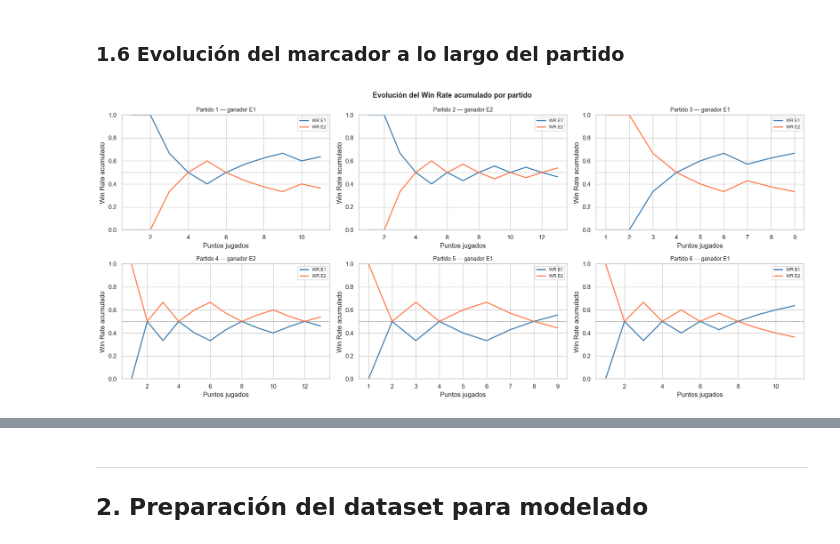
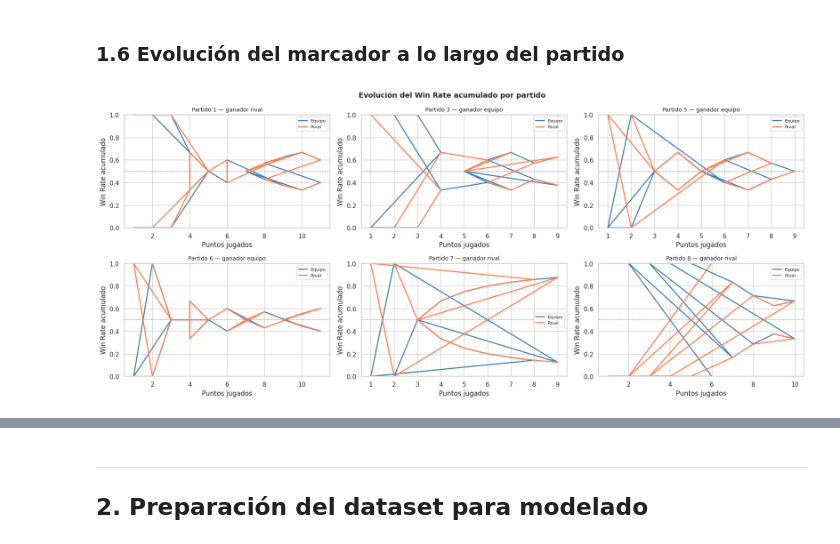
Before and after one commit to Brayan-137/ad-proyecto-final, a Jupyter notebook: parte_2_eda_modelos_base.ipynb, the cells around one changed output, grey strips where cells are left out. Drawn from its saved outputs; the diff is of its cells as text; code cells hidden in the pictures.

```diff
--- a/parte_2_eda_modelos_base.ipynb
+++ b/parte_2_eda_modelos_base.ipynb
@@ -42,15 +51,15 @@ RANDOM_STATE = 42
 # %%
 # Cargar pkl o csv generado en la Parte 1
 try:
-    data = pd.read_pickle("data_con_jugadores.pkl")
+    data = pd.read_pickle("dataframes/data_con_jugadores.pkl")
     print("Cargado desde pickle")
 except FileNotFoundError:
-    data = pd.read_csv("data_con_jugadores.csv")
+    data = pd.read_csv("datafranes/data_con_jugadores.csv")
     print("Cargado desde CSV")
 
 print(f"Shape: {data.shape}")
 print(f"\nVariable objetivo — distribución:")
-print(data["gano_punto"].value_counts())
+print(data["ganador_partido"].value_counts())
 data.head()
 # %% [output]
 Cargado desde pickle
@@ -114,7 +124,7 @@ Sin valores nulos — dataset limpio.
 fig, axes = plt.subplots(1, 2, figsize=(12, 4))
 
 # Ganadores por partido
-ganador_partido = data.groupby("partido")["gano_punto"].first().value_counts().sort_index()
+ganador_partido = data["ganador_partido"].value_counts().sort_index()
 axes[0].bar(["Equipo 1", "Equipo 2"], ganador_partido.values, color=["steelblue", "coral"])
 axes[0].set_title("Ganadores por partido", fontsize=13)
 axes[0].set_ylabel("N° partidos")
@@ -222,9 +262,13 @@ plt.show()
 # %%
 # Boxplots comparativos — variables de tracking clave
 vars_box = [v for v in [
-    "duracion_punto", "hits_e1", "hits_e2",
-    "velocidad_prom_e1", "velocidad_prom_e2",
-    "dist_red_prom_e1", "dist_red_prom_e2"
+    "duracion_punto",
+    "hits_equipo",
+    "hits_rival",
+    "velocidad_prom_equipo",
+    "velocidad_prom_rival",
+    "dist_red_prom_equipo",
+    "dist_red_prom_rival"
 ] if v in data.columns]
 
 fig, axes = plt.subplots(1, len(vars_box), figsize=(22, 5))
@@ -232,7 +276,7 @@ if len(vars_box) == 1:
     axes = [axes]
 
 for i, var in enumerate(vars_box):
-    data.boxplot(column=var, by="gano_punto", ax=axes[i],
+    data.boxplot(column=var, by="ganador_partido", ax=axes[i],
                  boxprops=dict(color="steelblue"),
                  medianprops=dict(color="red", linewidth=2))
     axes[i].set_title(var, fontsize=9)
@@ -300,29 +383,65 @@ hits_e2                   0.092298
 ### 1.6 Evolución del marcador a lo largo del partido
 # %%
 # Win Rate acumulado por partido (muestra los primeros 6 partidos)
+
 partidos_muestra = sorted(data["partido"].unique())[:6]
 
 fig, axes = plt.subplots(2, 3, figsize=(18, 8))
 axes = axes.flatten()
 
 for i, pid in enumerate(partidos_muestra):
-    sub = data[data["partido"] == pid].sort_values("PUNTOS_JUGADOS")
-    ganador = sub["EQUIPO_GANADOR"].iloc[0]
-    axes[i].plot(sub["PUNTOS_JUGADOS"], sub["WINRATE_ACUM_E1"],
-                 label="WR E1", color="steelblue", linewidth=2)
-    axes[i].plot(sub["PUNTOS_JUGADOS"], sub["WINRATE_ACUM_E2"],
-                 label="WR E2", color="coral", linewidth=2)
-    axes[i].axhline(0.5, color="gray", linestyle="--", linewidth=0.8)
-    axes[i].set_title(f"Partido {pid} — ganador E{ganador}", fontsize=10)
+
+    sub = (
+        data[data["partido"] == pid]
+        .sort_values("marcador_equipo")
+    )
+
+    ganador = sub["ganador_partido"].iloc[0]
+
+    axes[i].plot(
+        sub["marcador_equipo"] + sub["marcador_rival"],
+        sub["win_rate_acum_equipo"],
+        label="Equipo",
+        color="steelblue",
+        linewidth=2
+    )
+
+    # Win rate del rival derivado
+    axes[i].plot(
+        sub["marcador_equipo"] + sub["marcador_rival"],
+        1 - sub["win_rate_acum_equipo"],
+        label="Rival",
+        color="coral",
+        linewidth=2
+    )
+
+    axes[i].axhline(
+        0.5,
+        color="gray",
+        linestyle="--",
+        linewidth=0.8
+    )
+
+    axes[i].set_title(
+        f"Partido {pid} — ganador {'equipo' if ganador == 1 else 'rival'}",
+        fontsize=10
+    )
+
     axes[i].set_xlabel("Puntos jugados")
     axes[i].set_ylabel("Win Rate acumulado")
+
     axes[i].legend(fontsize=8)
     axes[i].set_ylim(0, 1)
 
-plt.suptitle("Evolución del Win Rate acumulado por partido", fontsize=13, fontweight="bold")
+plt.suptitle(
+    "Evolución del Win Rate acumulado por partido",
+    fontsize=13,
+    fontweight="bold"
+)
+
 plt.tight_layout()
 plt.show()
 # %% [output]
-[figure, old version]
+[figure, new version]
 # %%
 # Diferencia de marcador promedio vs puntos jugados
```
Also changed, not shown: parts of 33 cells of this notebook, 17 other files.
